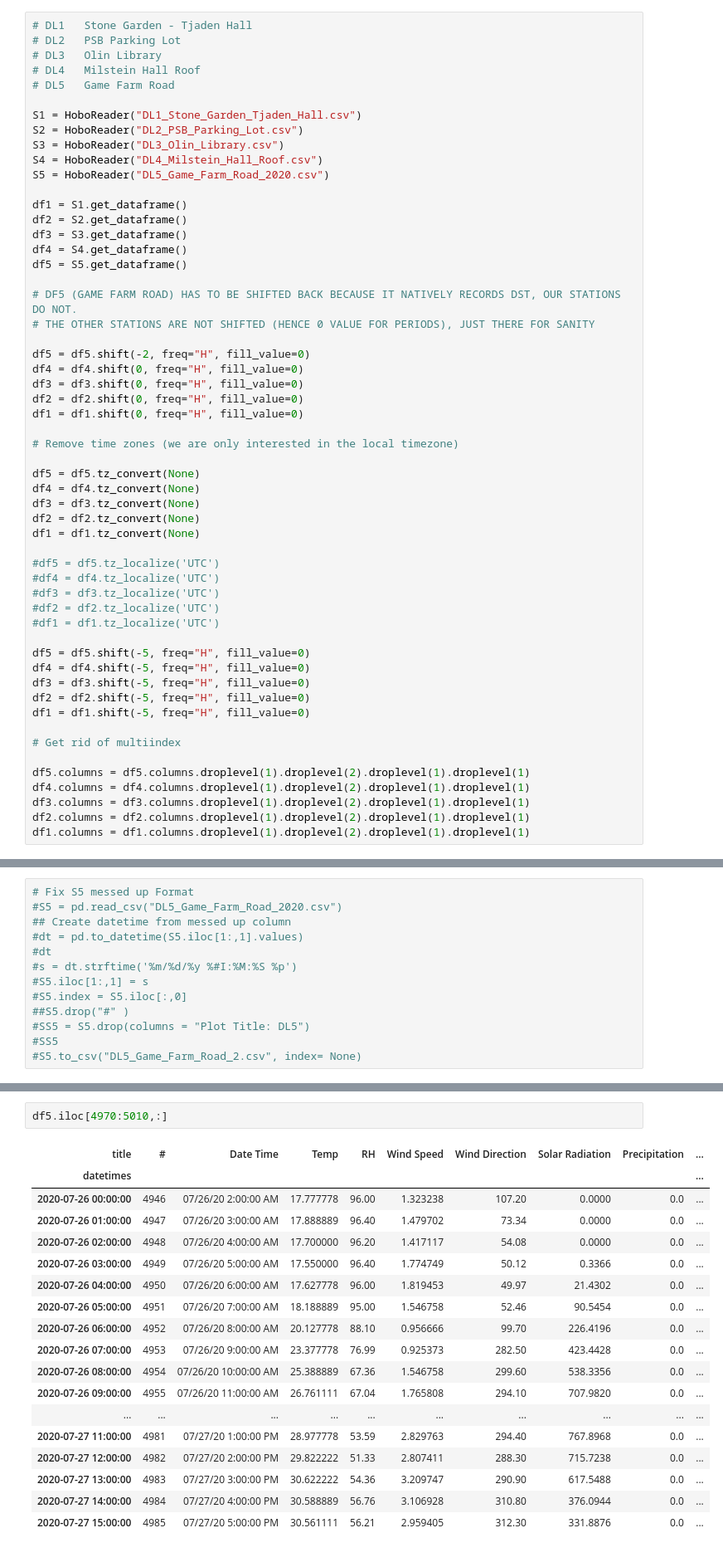
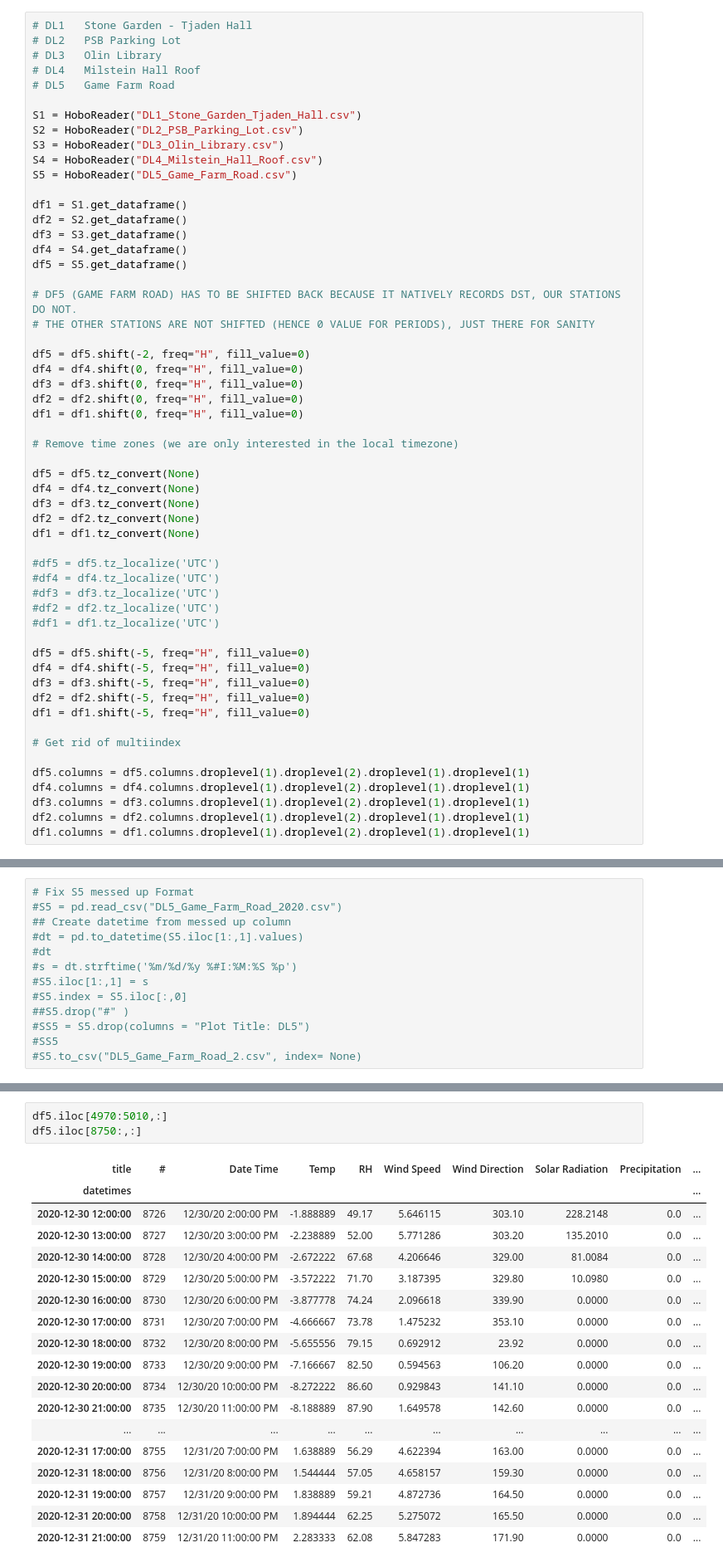
Before and after one commit to kastnerp/CampusMicroclimateAndWeather, a Jupyter notebook: ReadPlot.ipynb, the cells around one changed output, grey strips where cells are left out. Shown at 83% size. Cells and saved outputs as stored; diff of their text form.

```diff
--- a/ReadPlot.ipynb
+++ b/ReadPlot.ipynb
@@ -68,7 +68,7 @@ S1 = HoboReader("DL1_Stone_Garden_Tjaden_Hall.csv")
 S2 = HoboReader("DL2_PSB_Parking_Lot.csv")
 S3 = HoboReader("DL3_Olin_Library.csv")
 S4 = HoboReader("DL4_Milstein_Hall_Roof.csv")
-S5 = HoboReader("DL5_Game_Farm_Road_2020.csv")
+S5 = HoboReader("DL5_Game_Farm_Road.csv")
 
 df1 = S1.get_dataframe()
 df2 = S2.get_dataframe()
@@ -792,24 +760,25 @@ Leap year day removed.
 # %%
 df5.iloc[4970:5010,:]
+df5.iloc[8750:,:]
 # %% [output]
 | title | # | Date Time | Temp | RH | Wind Speed | Wind Direction | Solar Radiation | Precipitation | ... |
 | datetimes |  |  |  |  |  |  |  |  | ... |
-| 2020-07-26 00:00:00 | 4946 | 07/26/20 2:00:00 AM | 17.777778 | 96.00 | 1.323238 | 107.20 | 0.0000 | 0.0 | ... |
-| 2020-07-26 01:00:00 | 4947 | 07/26/20 3:00:00 AM | 17.888889 | 96.40 | 1.479702 | 73.34 | 0.0000 | 0.0 | ... |
-| 2020-07-26 02:00:00 | 4948 | 07/26/20 4:00:00 AM | 17.700000 | 96.20 | 1.417117 | 54.08 | 0.0000 | 0.0 | ... |
-| 2020-07-26 03:00:00 | 4949 | 07/26/20 5:00:00 AM | 17.550000 | 96.40 | 1.774749 | 50.12 | 0.3366 | 0.0 | ... |
-| 2020-07-26 04:00:00 | 4950 | 07/26/20 6:00:00 AM | 17.627778 | 96.00 | 1.819453 | 49.97 | 21.4302 | 0.0 | ... |
-| 2020-07-26 05:00:00 | 4951 | 07/26/20 7:00:00 AM | 18.188889 | 95.00 | 1.546758 | 52.46 | 90.5454 | 0.0 | ... |
-| 2020-07-26 06:00:00 | 4952 | 07/26/20 8:00:00 AM | 20.127778 | 88.10 | 0.956666 | 99.70 | 226.4196 | 0.0 | ... |
-| 2020-07-26 07:00:00 | 4953 | 07/26/20 9:00:00 AM | 23.377778 | 76.99 | 0.925373 | 282.50 | 423.4428 | 0.0 | ... |
-| 2020-07-26 08:00:00 | 4954 | 07/26/20 10:00:00 AM | 25.388889 | 67.36 | 1.546758 | 299.60 | 538.3356 | 0.0 | ... |
-| 2020-07-26 09:00:00 | 4955 | 07/26/20 11:00:00 AM | 26.761111 | 67.04 | 1.765808 | 294.10 | 707.9820 | 0.0 | ... |
+| 2020-12-30 12:00:00 | 8726 | 12/30/20 2:00:00 PM | -1.888889 | 49.17 | 5.646115 | 303.10 | 228.2148 | 0.0 | ... |
+| 2020-12-30 13:00:00 | 8727 | 12/30/20 3:00:00 PM | -2.238889 | 52.00 | 5.771286 | 303.20 | 135.2010 | 0.0 | ... |
+| 2020-12-30 14:00:00 | 8728 | 12/30/20 4:00:00 PM | -2.672222 | 67.68 | 4.206646 | 329.00 | 81.0084 | 0.0 | ... |
+| 2020-12-30 15:00:00 | 8729 | 12/30/20 5:00:00 PM | -3.572222 | 71.70 | 3.187395 | 329.80 | 10.0980 | 0.0 | ... |
+| 2020-12-30 16:00:00 | 8730 | 12/30/20 6:00:00 PM | -3.877778 | 74.24 | 2.096618 | 339.90 | 0.0000 | 0.0 | ... |
+| 2020-12-30 17:00:00 | 8731 | 12/30/20 7:00:00 PM | -4.666667 | 73.78 | 1.475232 | 353.10 | 0.0000 | 0.0 | ... |
+| 2020-12-30 18:00:00 | 8732 | 12/30/20 8:00:00 PM | -5.655556 | 79.15 | 0.692912 | 23.92 | 0.0000 | 0.0 | ... |
+| 2020-12-30 19:00:00 | 8733 | 12/30/20 9:00:00 PM | -7.166667 | 82.50 | 0.594563 | 106.20 | 0.0000 | 0.0 | ... |
+| 2020-12-30 20:00:00 | 8734 | 12/30/20 10:00:00 PM | -8.272222 | 86.60 | 0.929843 | 141.10 | 0.0000 | 0.0 | ... |
+| 2020-12-30 21:00:00 | 8735 | 12/30/20 11:00:00 PM | -8.188889 | 87.90 | 1.649578 | 142.60 | 0.0000 | 0.0 | ... |
 | ... | ... | ... | ... | ... | ... | ... | ... | ... | ... |
-| 2020-07-27 11:00:00 | 4981 | 07/27/20 1:00:00 PM | 28.977778 | 53.59 | 2.829763 | 294.40 | 767.8968 | 0.0 | ... |
-| 2020-07-27 12:00:00 | 4982 | 07/27/20 2:00:00 PM | 29.822222 | 51.33 | 2.807411 | 288.30 | 715.7238 | 0.0 | ... |
-| 2020-07-27 13:00:00 | 4983 | 07/27/20 3:00:00 PM | 30.622222 | 54.36 | 3.209747 | 290.90 | 617.5488 | 0.0 | ... |
-| 2020-07-27 14:00:00 | 4984 | 07/27/20 4:00:00 PM | 30.588889 | 56.76 | 3.106928 | 310.80 | 376.0944 | 0.0 | ... |
-| 2020-07-27 15:00:00 | 4985 | 07/27/20 5:00:00 PM | 30.561111 | 56.21 | 2.959405 | 312.30 | 331.8876 | 0.0 | ... |
+| 2020-12-31 17:00:00 | 8755 | 12/31/20 7:00:00 PM | 1.638889 | 56.29 | 4.622394 | 163.00 | 0.0000 | 0.0 | ... |
+| 2020-12-31 18:00:00 | 8756 | 12/31/20 8:00:00 PM | 1.544444 | 57.05 | 4.658157 | 159.30 | 0.0000 | 0.0 | ... |
+| 2020-12-31 19:00:00 | 8757 | 12/31/20 9:00:00 PM | 1.838889 | 59.21 | 4.872736 | 164.50 | 0.0000 | 0.0 | ... |
+| 2020-12-31 20:00:00 | 8758 | 12/31/20 10:00:00 PM | 1.894444 | 62.25 | 5.275072 | 165.50 | 0.0000 | 0.0 | ... |
+| 2020-12-31 21:00:00 | 8759 | 12/31/20 11:00:00 PM | 2.283333 | 62.08 | 5.847283 | 171.90 | 0.0000 | 0.0 | ... |
 # %%
 a = epw()
 a.read("DL4_Milstein_2019.epw")
```
Also changed, not shown: parts of 7 cells of this notebook, 9 other files.
